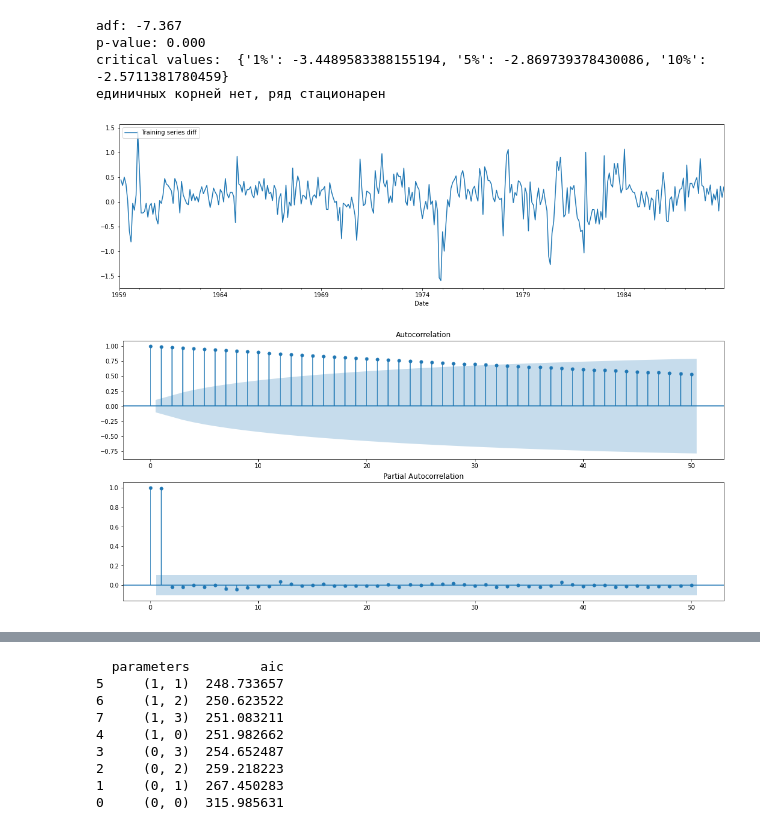
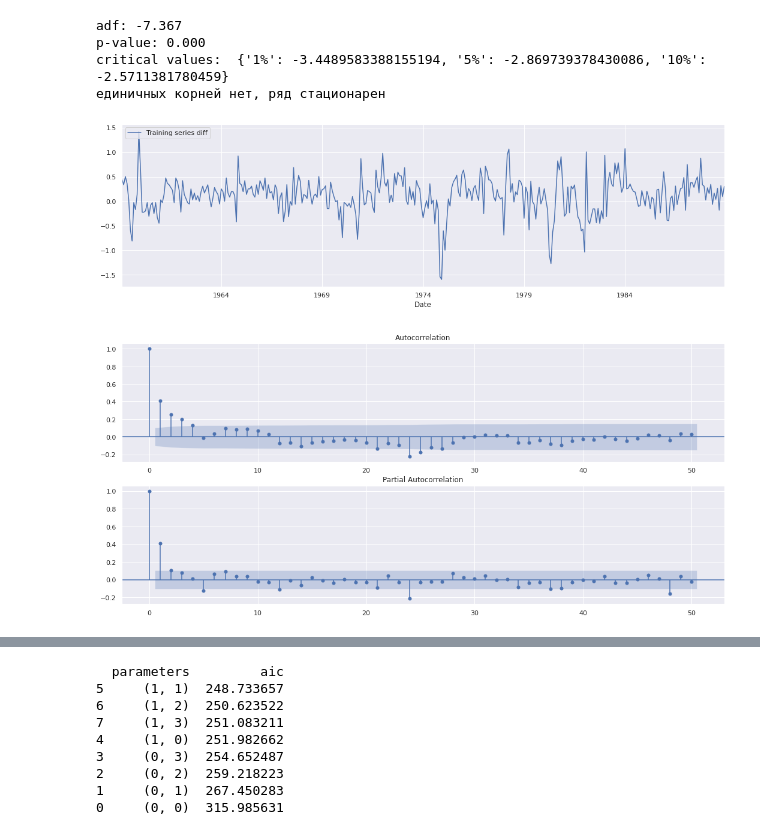
Before and after one commit to ninellekam/groups_311_312, a Jupyter notebook: submissions/task2/Ivantsov-Satvaldina-Albatyrov/time_series_analysis.ipynb, the cells around one changed output, grey strips where cells are left out. Drawn from its saved outputs; the diff is of its cells as text; code cells hidden in the pictures.

```diff
--- a/submissions/task2/Ivantsov-Satvaldina-Albatyrov/time_series_analysis.ipynb
+++ b/submissions/task2/Ivantsov-Satvaldina-Albatyrov/time_series_analysis.ipynb
@@ -80,6 +65,7 @@ def multiplicative(data):
 # %%
 data_training = pd.read_excel('~/prac/training.xlsx', index_col='Date', parse_dates=True)
 data_testing = pd.read_excel('~/prac/testing.xlsx', index_col='Date', parse_dates=True)
+sns.set()
 # %%
 ADF(data_training)
 data_training.Value.plot(label='Training series')
@@ -140,5 +124,5 @@ critical values:  {'1%': -3.4496162602188187, '5%': -2.870028369720798, '10%': -
 # %%
-data_training_diff = data_training.Value.diff()
+data_training_diff = data_training.Value.diff(periods=1).dropna()
 ADF(data_training_diff)
 data_training_diff.plot(label='Training series diff', figsize=(18,5))
 plt.legend(loc='upper left')
@@ -148,15 +132,15 @@ adf: -7.367
 p-value: 0.000
 critical values:  {'1%': -3.4489583388155194, '5%': -2.869739378430086, '10%': -2.5711381780459}
 единичных корней нет, ряд стационарен
-[figure, old version]
+[figure, new version]
 # %%
 fig = plt.figure()
 ax1 = fig.add_subplot(211)
-fig = sm.graphics.tsa.plot_acf(data_training.Value.squeeze(), lags=50, ax=ax1)
+fig = sm.graphics.tsa.plot_acf(data_training_diff.squeeze(), lags=50, ax=ax1)
 ax2 = fig.add_subplot(212)
-fig = sm.graphics.tsa.plot_pacf(data_training.Value.squeeze(), lags=50, ax=ax2)
+fig = sm.graphics.tsa.plot_pacf(data_training_diff.squeeze(), lags=50, ax=ax2)
 # %% [output]
-[figure, old version]
+[figure, new version]
 # %%
 %%time
 
```
Also changed, not shown: parts of 11 cells of this notebook, 2 other files.
